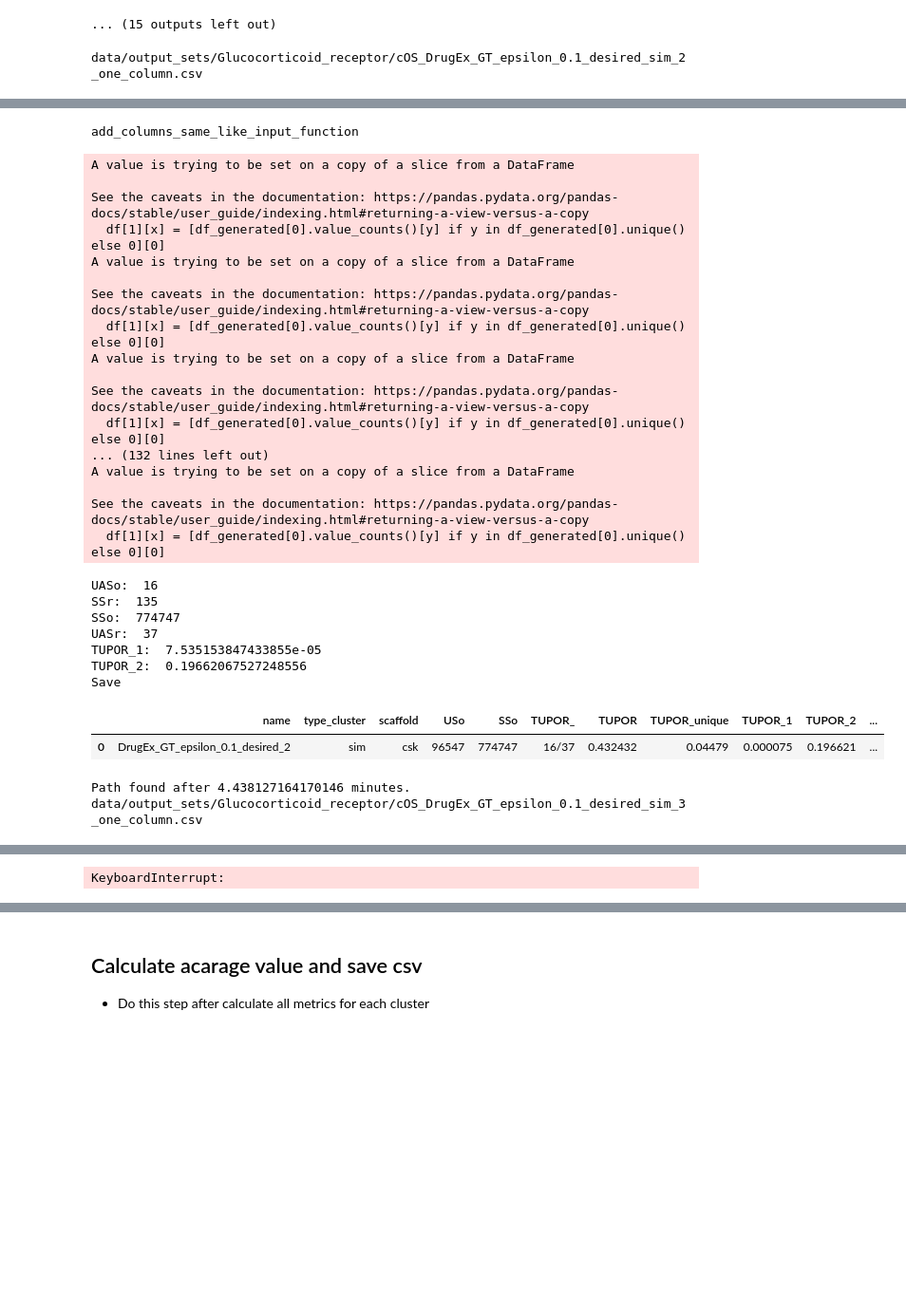
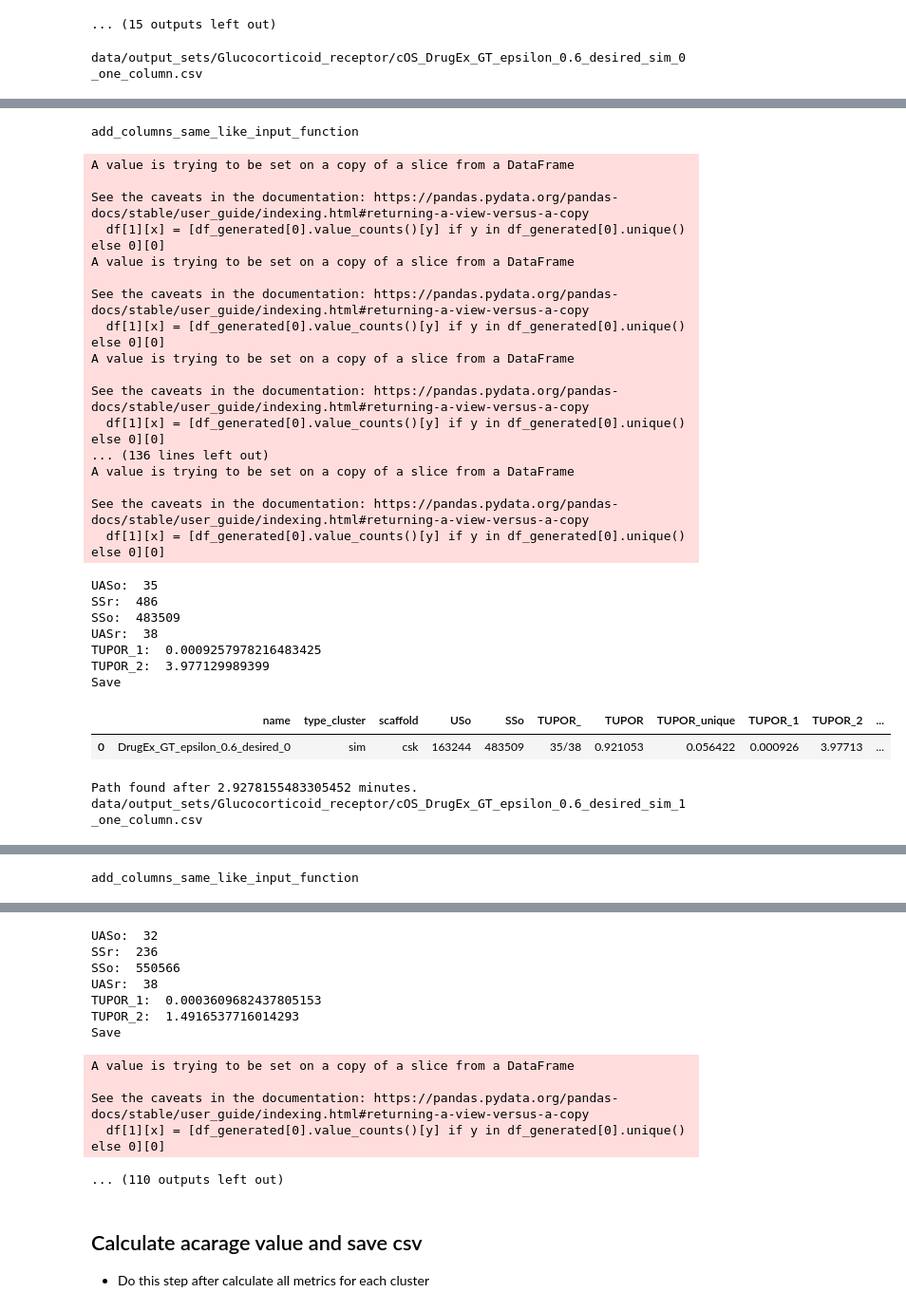
Before and after one commit to filvaleriia/scaffold-based-metrics, a Jupyter notebook: calculate_the_metrics.ipynb, the cells around one changed output, grey strips where cells are left out. Shown at 95% size. Drawn from its saved outputs; the diff is of its cells as text; code cells hidden in the pictures; blank space fills up the shorter version.

```diff
--- a/calculate_the_metrics.ipynb
+++ b/calculate_the_metrics.ipynb
@@ -31,9 +31,14 @@ def calculate_metrics(output_set, recall_set, number, scaffold_type, type_cluste
 ## Count metrics
 - Need the change parameters depend on which type of scaffold/cluster/generator/target you have
 # %%
-type_cluster = 'sim' #options: 'dis'|'sim'
-numbers = [0,1,2,3,4] #options: [0]|[0,1]|[0,1,2]|[0,1,2,3]|[0,1,2,3,4] -> all combinations 0-4, depends on which calculation you have
-scaffold_type = 'murcko' #options: 'csk'|'murcko'
-generator = 'DrugEx_GT' #options: 'Molpher'|'DrugEx'|'REINVENT'|'addcarbon'
+type_cluster = 'dis' #options: 'dis'|'sim'
+numbers = [0] #options: [0]|[0,1]|[0,1,2]|[0,1,2,3]|[0,1,2,3,4] -> all combinations 0-4, depends on which calculation you have
+scaffold_type = 'csk' #options: 'csk'|'murcko'
+generator = 'REINVENTn' #options: 'Molpher'|'DrugEx'|'REINVENT'|'addcarbon'
 receptor = 'Glucocorticoid_receptor' #options: 'Glucocorticoid_receptor'|'Leukocyte_elastase'
 save_options = True
+# %%
+for number in numbers:
+    calculate_metrics(f"data/output_sets/{receptor}/cOS_{generator}_{type_cluster}_{number}_one_column.csv", \
+                                                                f"data/input_recall_sets/{receptor}/cRS_{receptor}_{type_cluster}_{number}.csv",\
+                                   number, scaffold_type, type_cluster,generator,receptor,save_options)
@@ -138,10 +195,10 @@ data/output_sets/Glucocorticoid_receptor/cOS_DrugEx_GT_sim_2_one_column.csv
 # %%
 receptor = 'Glucocorticoid_receptor' #options: 'Glucocorticoid_receptor'|'Leukocyte_elastase'
 save_options = True
-for generator in [  'DrugEx_GT_epsilon_0.1_desired']:  #DrugEx_GT_1, DrugEx_RNN, REINVENT, GB_GA  ,'DrugEx_RNN','DrugEx_GT','DrugEx_GT_1','REINVENT','GB_GA', 'addcarbon'
+for generator in ['DrugEx_GT_epsilon_0.6_desired', 'DrugEx_RNN_epsilon_0.1_desired', 'DrugEx_RNN_epsilon_0.6_desired', 'DrugEx_RNN']:  #DrugEx_GT_1, DrugEx_RNN, REINVENT, GB_GA  ,'DrugEx_RNN','DrugEx_GT','DrugEx_GT_1','REINVENT','GB_GA', 'addcarbon'
     for scaffold_type in ['csk']:
         for type_cluster in ['sim']:
-            for number in [2,3,4]:
+            for number in [0,1,2,3,4]:
                 before = time.perf_counter()
                 a0 = calculate_metrics(f"data/output_sets/{receptor}/cOS_{generator}_{type_cluster}_{number}_one_column.csv", \
                                                                 f"data/input_recall_sets/{receptor}/cRS_{receptor}_{type_cluster}_{number}.csv",\
@@ -150,4 +207,4 @@ for generator in [  'DrugEx_GT_epsilon_0.1_desired']:  #DrugEx_GT_1, DrugEx_RNN,
                 after = time.perf_counter()
                 print('Path found after', (after - before)/60, 'minutes.')
 # %% [output]
-data/output_sets/Glucocorticoid_receptor/cOS_DrugEx_GT_epsilon_0.1_desired_sim_2_one_column.csv
+data/output_sets/Glucocorticoid_receptor/cOS_DrugEx_GT_epsilon_0.6_desired_sim_0_one_column.csv
@@ -164,29 +228,29 @@ data/output_sets/Glucocorticoid_receptor/cOS_DrugEx_GT_epsilon_0.1_desired_sim_2
 add_columns_same_like_input_function
 A value is trying to be set on a copy of a slice from a DataFrame
 
 See the caveats in the documentation: https://pandas.pydata.org/pandas-docs/stable/user_guide/indexing.html#returning-a-view-versus-a-copy
   df[1][x] = [df_generated[0].value_counts()[y] if y in df_generated[0].unique() else 0][0]
 A value is trying to be set on a copy of a slice from a DataFrame
 
 See the caveats in the documentation: https://pandas.pydata.org/pandas-docs/stable/user_guide/indexing.html#returning-a-view-versus-a-copy
   df[1][x] = [df_generated[0].value_counts()[y] if y in df_generated[0].unique() else 0][0]
 A value is trying to be set on a copy of a slice from a DataFrame
 
 See the caveats in the documentation: https://pandas.pydata.org/pandas-docs/stable/user_guide/indexing.html#returning-a-view-versus-a-copy
   df[1][x] = [df_generated[0].value_counts()[y] if y in df_generated[0].unique() else 0][0]
-... (132 lines left out)
+... (136 lines left out)
 A value is trying to be set on a copy of a slice from a DataFrame
 
 See the caveats in the documentation: https://pandas.pydata.org/pandas-docs/stable/user_guide/indexing.html#returning-a-view-versus-a-copy
   df[1][x] = [df_generated[0].value_counts()[y] if y in df_generated[0].unique() else 0][0]
-UASo:  16
-SSr:  135
-SSo:  774747
-UASr:  37
-TUPOR_1:  7.535153847433855e-05
-TUPOR_2:  0.19662067527248556
+UASo:  35
+SSr:  486
+SSo:  483509
+UASr:  38
+TUPOR_1:  0.0009257978216483425
+TUPOR_2:  3.977129989399
 Save
 |  | name | type_cluster | scaffold | USo | SSo | TUPOR_ | TUPOR | TUPOR_unique | TUPOR_1 | TUPOR_2 | ... |
-| 0 | DrugEx_GT_epsilon_0.1_desired_2 | sim | csk | 96547 | 774747 | 16/37 | 0.432432 | 0.04479 | 0.000075 | 0.196621 | ... |
+| 0 | DrugEx_GT_epsilon_0.6_desired_0 | sim | csk | 163244 | 483509 | 35/38 | 0.921053 | 0.056422 | 0.000926 | 3.97713 | ... |
-Path found after 4.438127164170146 minutes.
-data/output_sets/Glucocorticoid_receptor/cOS_DrugEx_GT_epsilon_0.1_desired_sim_3_one_column.csv
+Path found after 2.9278155483305452 minutes.
+data/output_sets/Glucocorticoid_receptor/cOS_DrugEx_GT_epsilon_0.6_desired_sim_1_one_column.csv
@@ -210 +274 @@ KeyboardInterrupt
-KeyboardInterrupt:
+add_columns_same_like_input_function
@@ -211,3 +292,15 @@ KeyboardInterrupt:
+UASo:  32
+SSr:  236
+SSo:  550566
+UASr:  38
+TUPOR_1:  0.0003609682437805153
+TUPOR_2:  1.4916537716014293
+Save
+A value is trying to be set on a copy of a slice from a DataFrame
+
+See the caveats in the documentation: https://pandas.pydata.org/pandas-docs/stable/user_guide/indexing.html#returning-a-view-versus-a-copy
+  df[1][x] = [df_generated[0].value_counts()[y] if y in df_generated[0].unique() else 0][0]
+... (110 outputs left out)
 # %% [markdown]
 ## Calculate acarage value and save csv
 - Do this step after calculate all metrics for each cluster
```
Also changed, not shown: parts of 7 cells of this notebook, 4 other files.
